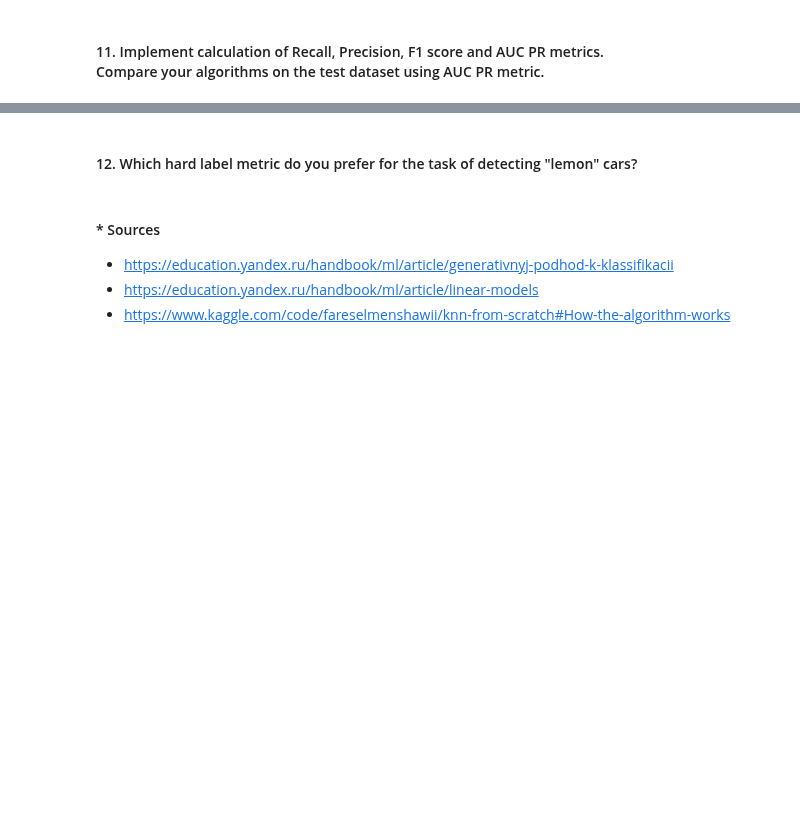
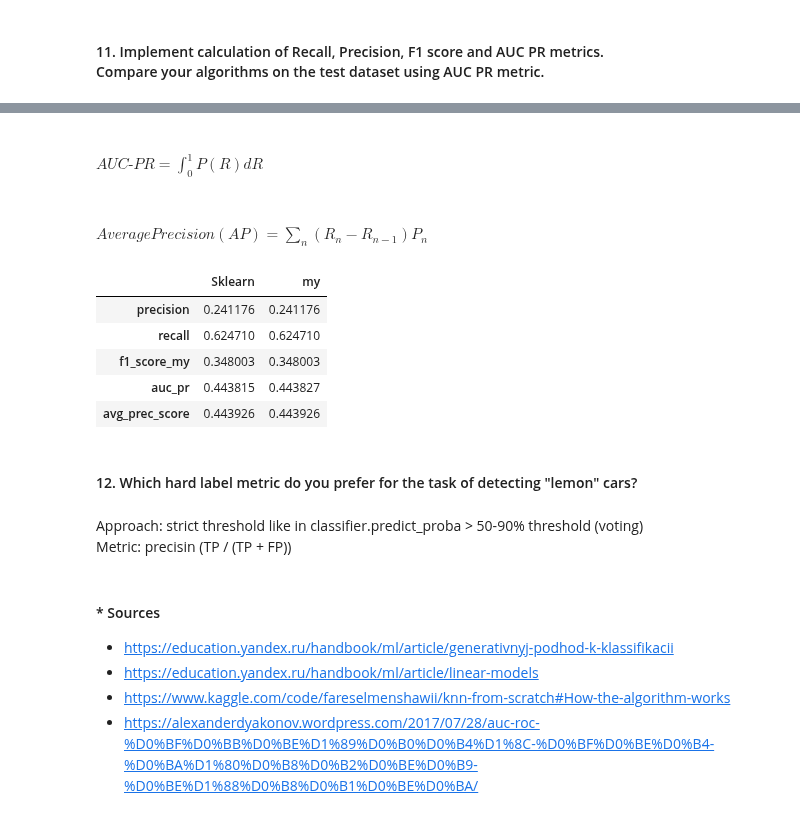
Before and after one commit to TimurOsmanov/s21, a Jupyter notebook: ML/ML.Project_4.ID_Classification/src/DontGetKicked_ML4.ipynb, the cells around one changed output, grey strips where cells are left out. Cells and saved outputs as stored; diff of their text form; code cells hidden in the pictures; blank space fills up the shorter version.

```diff
--- a/ML/ML.Project_4.ID_Classification/src/DontGetKicked_ML4.ipynb
+++ b/ML/ML.Project_4.ID_Classification/src/DontGetKicked_ML4.ipynb
@@ -1091 +1091,7 @@ $AUC\text{-}PR = \int_{0}^{1} p(r)  dr$
+# %% [markdown]
+#### $AUC\text{-}PR = \int_{0}^{1} P(R)  dR$
+# %%
+def auc_pr_sklearn(y_true, y_score):
+    precision, recall, _ = precision_recall_curve(y_true, y_score)
+    return auc(recall, precision)
 # %%
@@ -1094,7 +1133,61 @@ def auc_pr():
+# %% [markdown]
+#### $Average Precision (AP) = \sum_{n} (R_n - R_{n-1}) P_n$
+# %%
+def avg_prec_score(y_true, y_score):
+    # Sort by predicted score in descending order
+    idx = np.argsort(y_score)[::-1]
+    y_true_sorted = y_true[idx]
+
+    # Get cumulative counts of positives
+    cum_positives = np.cumsum(y_true_sorted)
+
+    # Precision at each position: cum_positives / (position + 1)
+    precision_at_k = cum_positives / (np.arange(len(y_true_sorted)) + 1)
+
+    # Average Precision: sum of precision only at positive instances, divided by total positives
+    avg_prec = np.sum(precision_at_k * y_true_sorted) / np.sum(y_true_sorted)
+
+    return avg_prec if np.sum(y_true_sorted) > 0 else 0.0
+# %%
+out10: pd.DataFrame = pd.DataFrame({'Sklearn': [], 'my': []})
+y_pred = LogReg.predict(X=X_test_.loc[:, best_features])
+
+metrics = (
+    (precision_score, precision),
+    (recall_score, recall),
+    (f1_score, f1_score_my),
+    (auc_pr_sklearn, auc_pr),
+    (average_precision_score, avg_prec_score),
+)
+
+for num, (sklearn_sc, my_sc) in enumerate(metrics):
+    if num in (3, 4):
+        y_pred = LogReg.predict_proba(X=X_test_.loc[:, best_features])[:, 1]
+    sk = sklearn_sc(y_test_, y_pred)
+    my = my_sc(y_test_, y_pred)
+
+    out10.loc[my_sc.__name__] = {
+    'Sklearn': sk,
+    'my': my
+    }
+
+
+out10
+# %% [output]
+|  | Sklearn | my |
+| precision | 0.241176 | 0.241176 |
+| recall | 0.624710 | 0.624710 |
+| f1_score_my | 0.348003 | 0.348003 |
+| auc_pr | 0.443815 | 0.443827 |
+| avg_prec_score | 0.443926 | 0.443926 |
 # %% [markdown]
 #### 12. Which hard label metric do you prefer for the task of detecting "lemon" cars?
+# %% [markdown]
+Approach: strict threshold like in classifier.predict_proba > 50-90% threshold (voting)<br>
+Metric: precisin (TP / (TP + FP))
 # %% [markdown]
 #### * Sources
 - https://education.yandex.ru/handbook/ml/article/generativnyj-podhod-k-klassifikacii
 - https://education.yandex.ru/handbook/ml/article/linear-models
 - https://www.kaggle.com/code/fareselmenshawii/knn-from-scratch#How-the-algorithm-works
+- https://alexanderdyakonov.wordpress.com/2017/07/28/auc-roc-%D0%BF%D0%BB%D0%BE%D1%89%D0%B0%D0%B4%D1%8C-%D0%BF%D0%BE%D0%B4-%D0%BA%D1%80%D0%B8%D0%B2%D0%BE%D0%B9-%D0%BE%D1%88%D0%B8%D0%B1%D0%BE%D0%BA/
```
Also changed, not shown: parts of 13 cells of this notebook.
